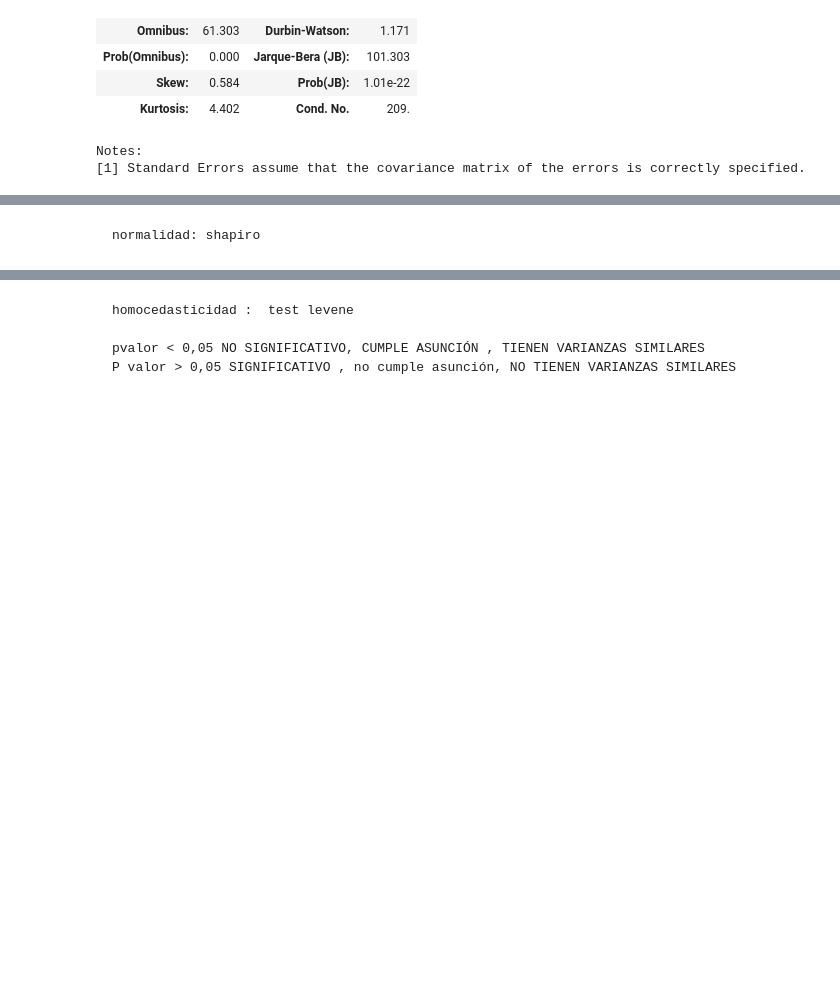
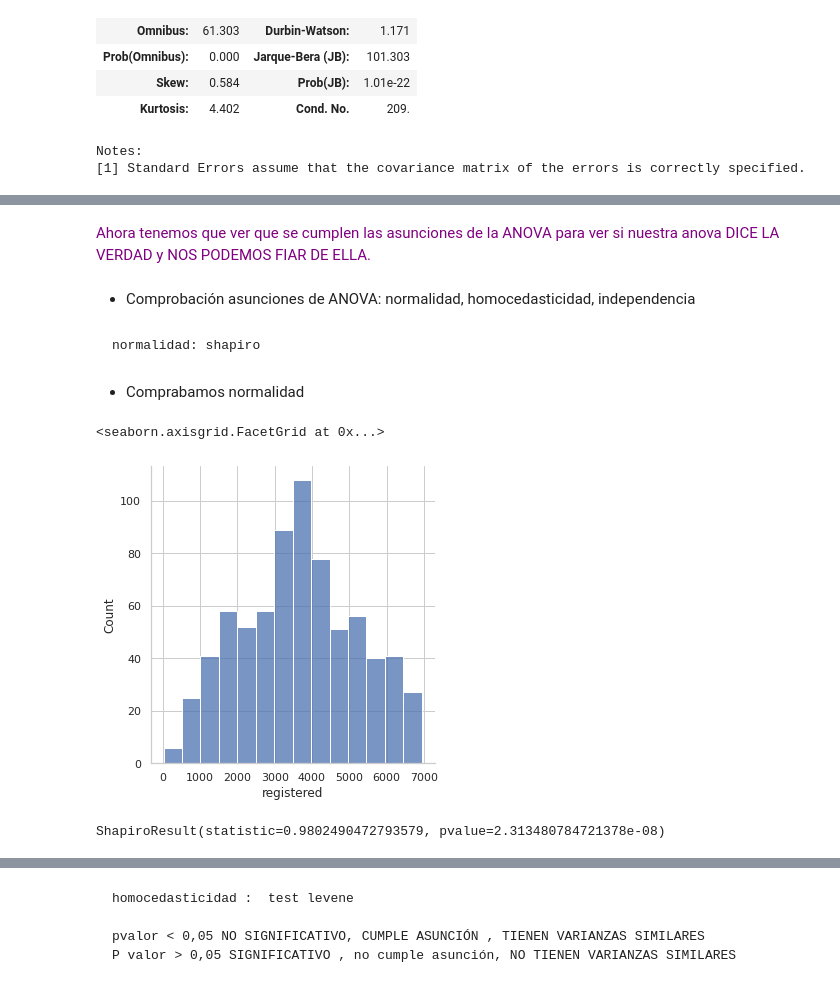
Before and after one commit to Adalab/project-da-promo-A-module-3-team-1, a Jupyter notebook: Proyecto_Final.ipynb, the cells around one changed output, grey strips where cells are left out. Saved outputs shown, nothing was run; the diff lists cells and outputs as text; code cells hidden in the pictures; blank space fills up the shorter version.

```diff
--- a/Proyecto_Final.ipynb
+++ b/Proyecto_Final.ipynb
@@ -1020,2 +1099,6 @@ Comprobación asunciones
+# %% [markdown]
+<font color = 'purple'> Ahora tenemos que ver que se cumplen las asunciones de la ANOVA para ver si nuestra anova DICE LA VERDAD y NOS PODEMOS FIAR DE ELLA.
+# %% [markdown]
+- Comprobación asunciones de ANOVA: normalidad, homocedasticidad, independencia
 # %% [markdown]
     normalidad: shapiro
@@ -1029,0 +1105,12 @@ stats.shapiro (df["cnt"])
+# %% [markdown]
+- Comprabamos normalidad
+# %%
+sns.displot(df["registered"])
+# %% [output]
+<seaborn.axisgrid.FacetGrid at 0x...>
+[figure, added]
+# %%
+#Hacemos de nuevo el shapiro a ver si lo hemos normalizado
+stats.shapiro (df["registered"])
+# %% [output]
+ShapiroResult(statistic=0.9802490472793579, pvalue=2.313480784721378e-08)
```
Also changed, not shown: parts of 53 cells of this notebook.
